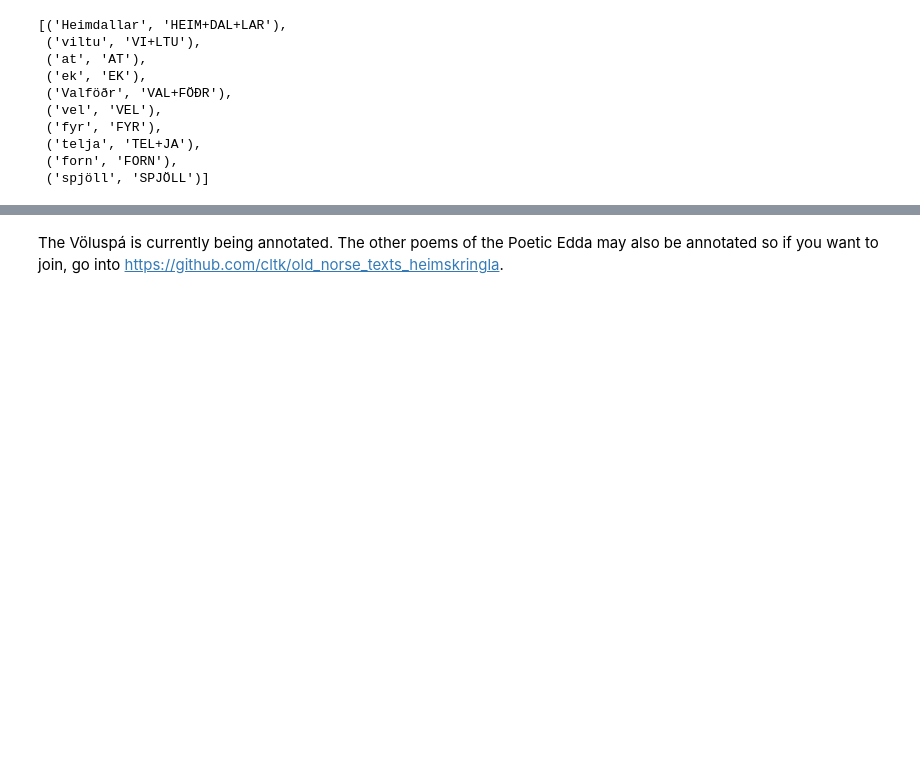
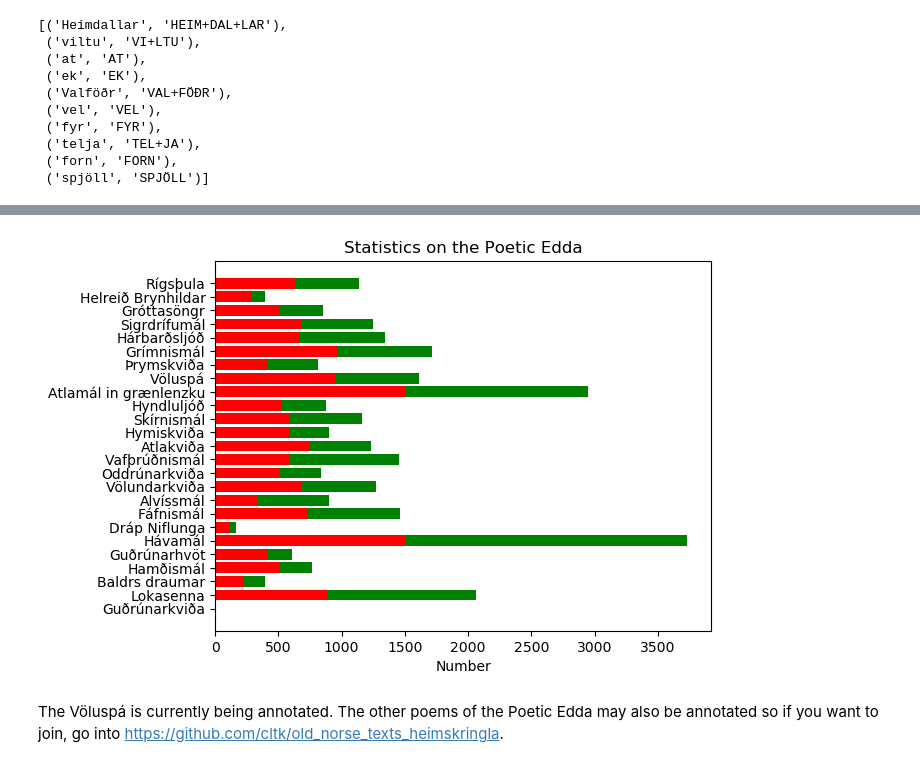
Before and after one commit to clemsciences/old_norse_notebook, a Jupyter notebook: annotated_eddas.ipynb, the cells around one changed output, grey strips where cells are left out. Drawn from its saved outputs; the diff is of its cells as text; code cells hidden in the pictures; blank space fills up the shorter version.

```diff
--- a/annotated_eddas.ipynb
+++ b/annotated_eddas.ipynb
@@ -98,3 +206,30 @@ syl_voeluspaa.tagged_words()[10:20]
+# %%
+import matplotlib.pyplot as plt
+import numpy as np
+
+plt.rcdefaults()
+fig, ax = plt.subplots()
+
+# Example data
+
+y_pos = np.arange(len(l_number_of_tokens))
+
+rects1 = ax.barh(y_pos, l_number_of_tokens, align='center',
+        color='green', ecolor='black', label="Number of Tokens")
+
+rects2 = ax.barh(y_pos, l_number_of_forms, color='Red', label='Different forms')
+
+ax.set_yticks(y_pos)
+ax.set_yticklabels(reader.poetic_edda_titles)
+ax.invert_yaxis()  # labels read top-to-bottom
+ax.set_xlabel('Number')
+ax.set_title('Statistics on the Poetic Edda')
+
+
+
+plt.show()
+# %% [output]
+[figure, added]
 # %% [markdown]
 The Völuspá is currently being annotated. The other poems of the Poetic Edda may also be annotated so if you want to join, go into https://github.com/cltk/old_norse_texts_heimskringla.
 # %% [markdown]
```
Also changed, not shown: parts of 9 cells of this notebook, 5 other files.
